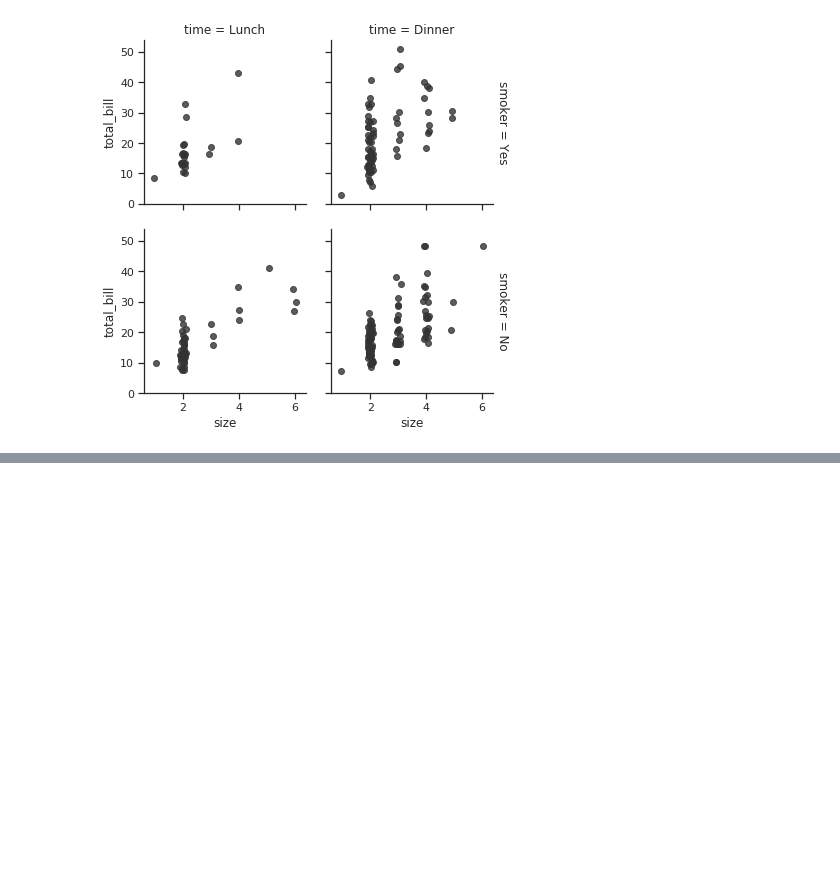
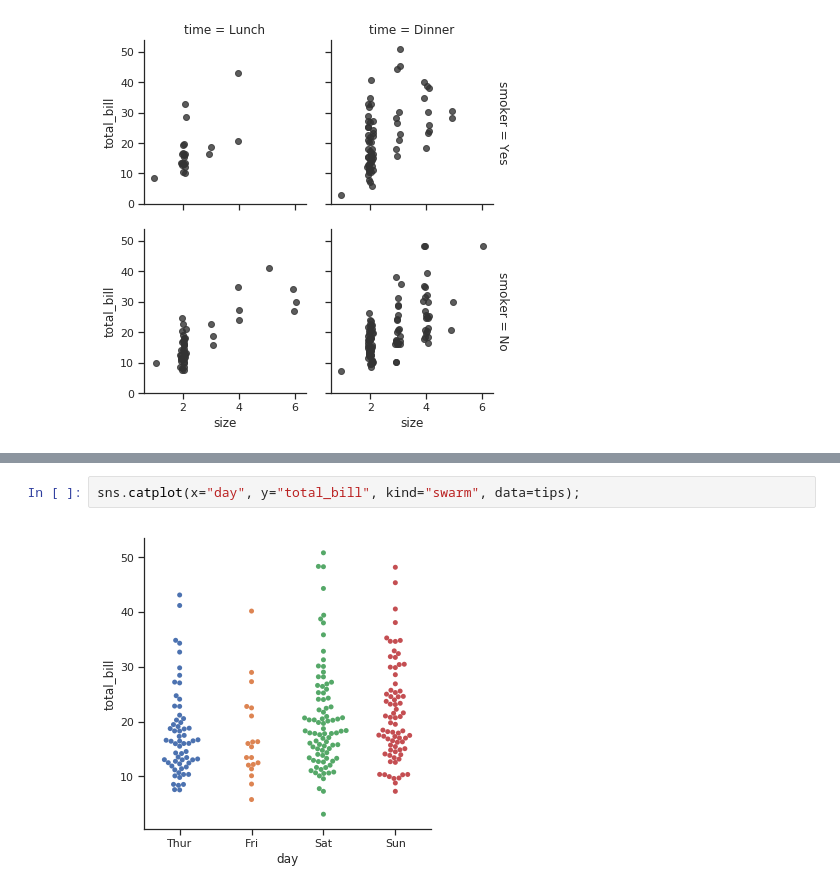
Before and after one commit to mulukenm/DataVisualization, a Jupyter notebook: JN_DVisualization.ipynb, the cells around one changed output, grey strips where cells are left out. Drawn from its saved outputs; the diff is of its cells as text; blank space fills up the shorter version.

```diff
--- a/JN_DVisualization.ipynb
+++ b/JN_DVisualization.ipynb
@@ -41,0 +21,4 @@ g.map(sns.regplot, "size", "total_bill", color=".2", fit_reg=False, x_jitter=.1)
+# %%
+sns.catplot(x="day", y="total_bill", kind="swarm", data=tips);
+# %% [output]
+[figure, added]
```
Also changed, not shown: parts of 10 cells of this notebook.
